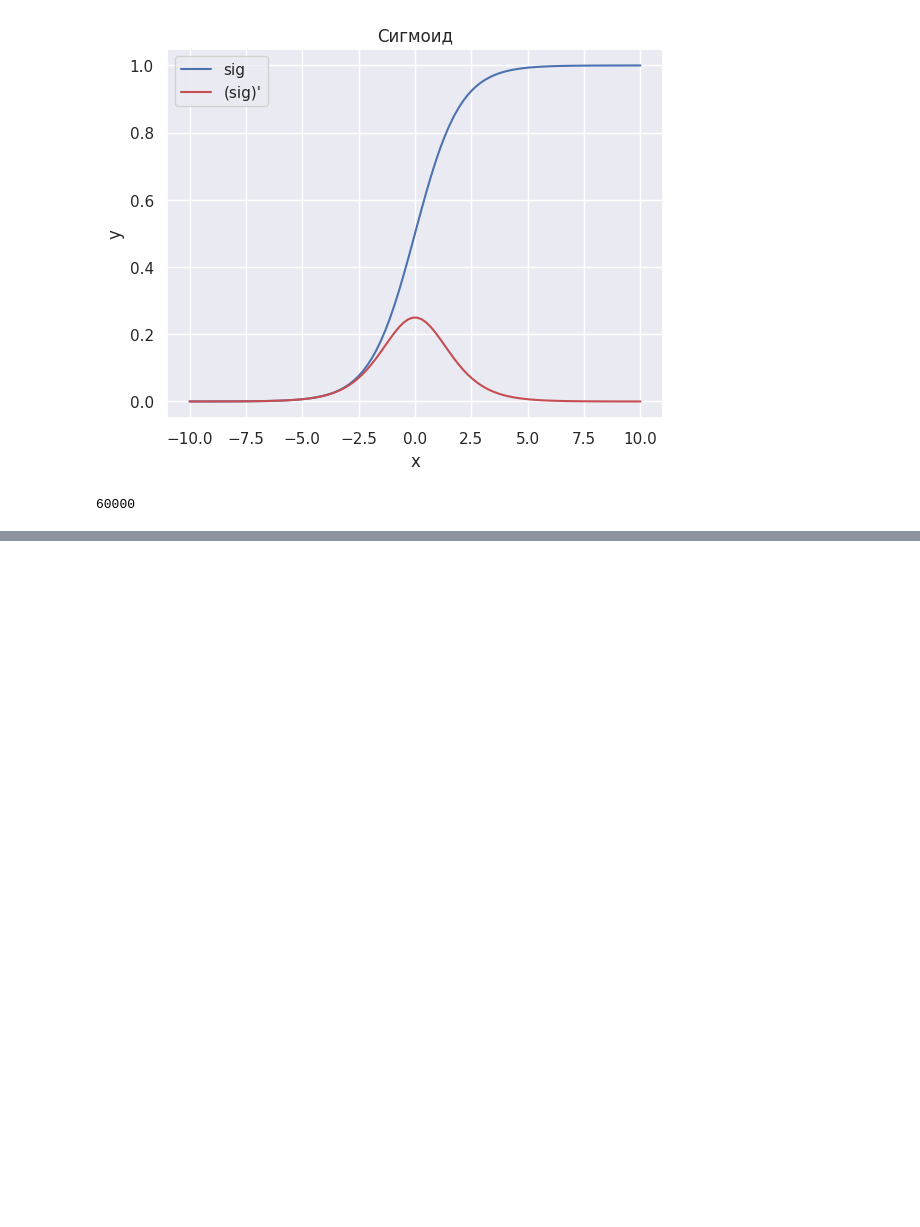
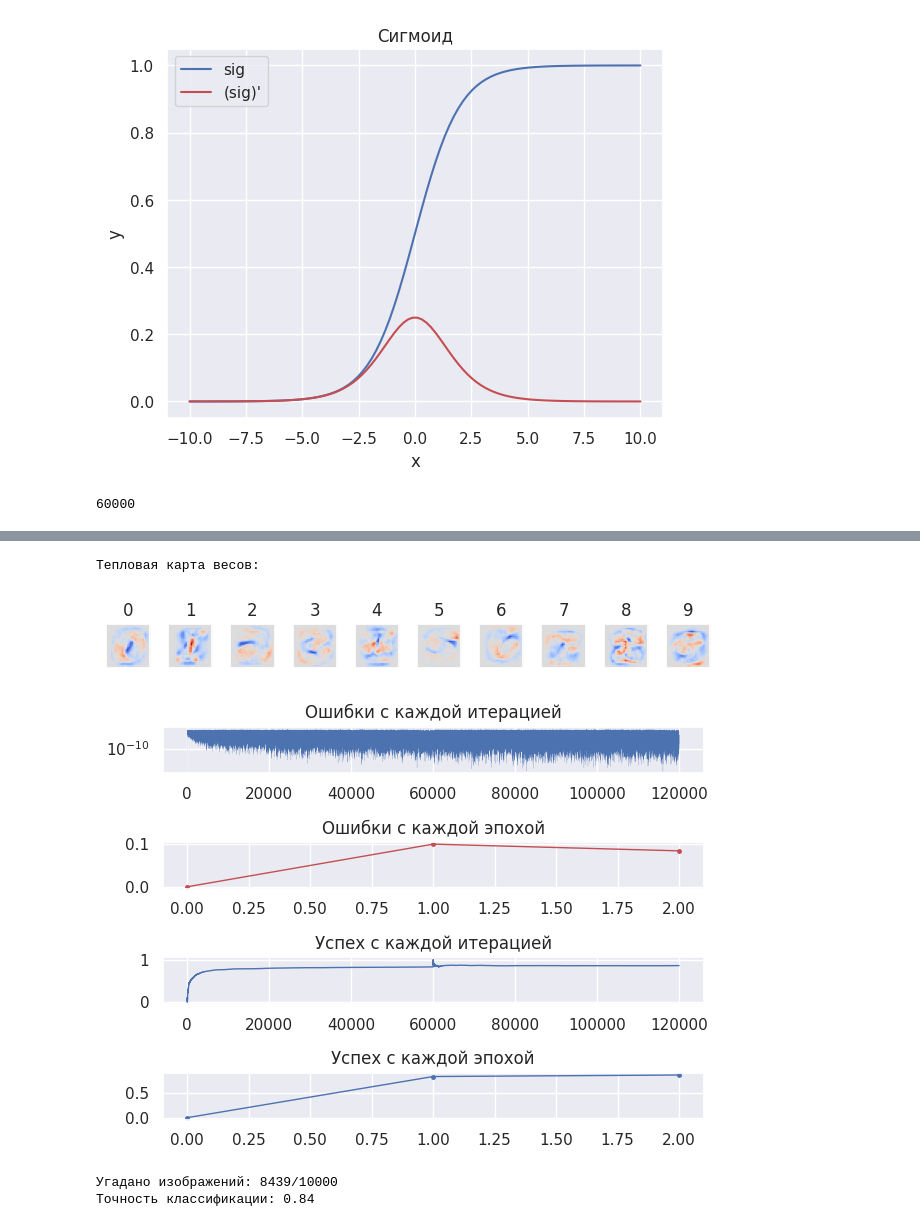
Before and after one commit to d1agnozzz/nn_lab_2, a Jupyter notebook: main.ipynb, the cells around one changed output, grey strips where cells are left out. Cells and saved outputs as stored; diff of their text form; code cells hidden in the pictures; blank space fills up the shorter version.

```diff
--- a/main.ipynb
+++ b/main.ipynb
@@ -28,11 +21,10 @@ array([[0.        , 0.        , 0.        , 0.        , 0.        ,
 # %%
 from math import exp
-import numpy as np
 def sigmoid(x: float | np.floating) -> float:
     return 1 / (1 + exp(-x))
 
-def sigmoid_derivative(x: float | np.floating) -> float:
-    return sigmoid(x) * (1 - sigmoid(x))
+def sigmoid_derivative(sigm: float) -> float:
+    return sigm * (1 - sigm)
 # %%
 import matplotlib.pyplot as plt
 
@@ -318,0 +435,11 @@ array([[ 1,  2,  3,  4],
+# %%
+loss_current = PerceptronGradDesсend()
+
+loss_current.train_loss_converge(0.1, 0.1, 1, train_images/255, train_labels)
+loss_current.test(test_images/255, test_labels)
+# %% [output]
+Тепловая карта весов:
+[figure, added]
+[figure, added]
+Угадано изображений: 8439/10000
+Точность классификации: 0.84
```
Also changed, not shown: parts of 33 cells of this notebook.
